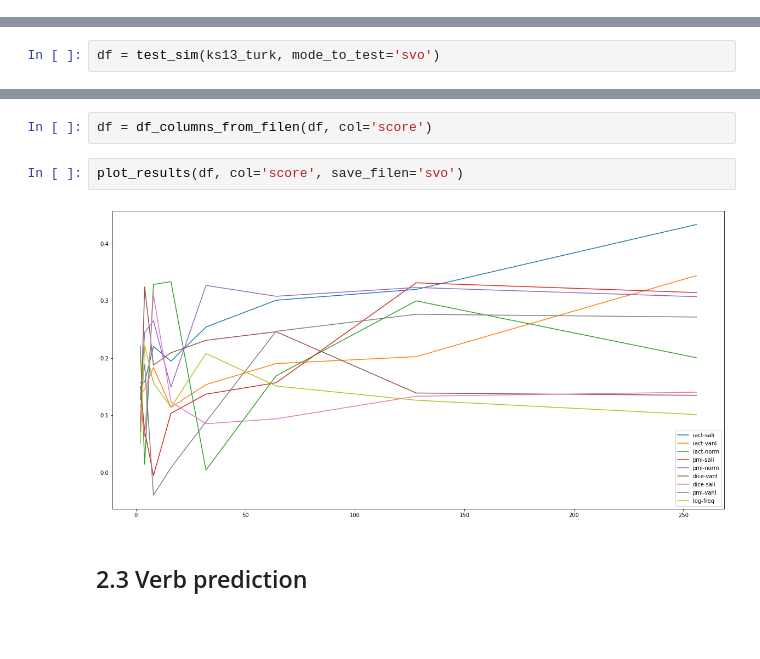
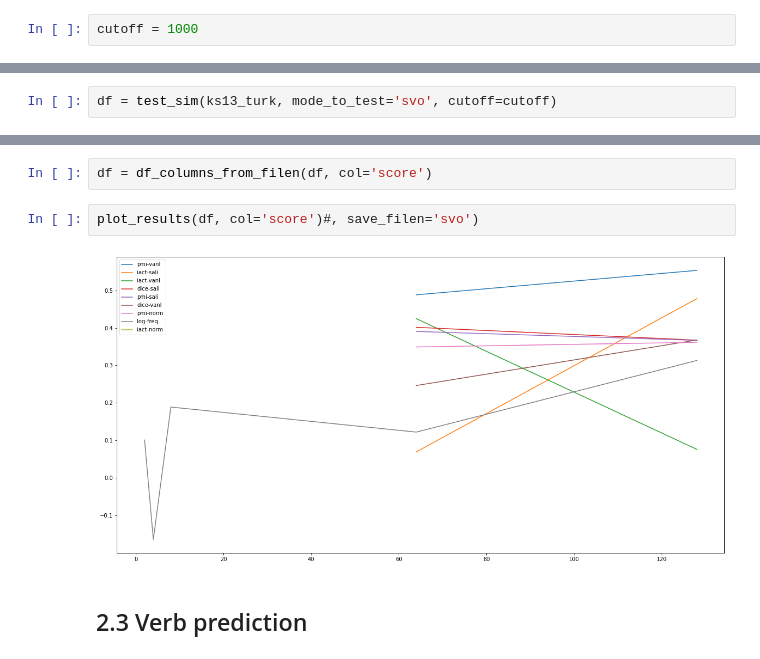
Before and after one commit to makrai/verb-tensor, a Jupyter notebook: eval.ipynb, the cells around one changed output, grey strips where cells are left out. Cells and saved outputs as stored; diff of their text form; blank space fills up the shorter version.

```diff
--- a/eval.ipynb
+++ b/eval.ipynb
@@ -37,3 +26,5 @@ len(np.nonzero(stensor.vals)[0] )
+# %%
+cutoff = 1000
 # %% [markdown]
 # 1 One-mode similarity
 # %% [markdown]
@@ -340,5 +355,5 @@ svo_df.head(10)
 # %% [markdown]
 ## 2.2 Similarity (KS Turk)
 # %%
-df = test_sim(ks13_turk, mode_to_test='svo')
+df = test_sim(ks13_turk, mode_to_test='svo', cutoff=cutoff)
 # %% [output]
@@ -355,9 +377,9 @@ INFO     [55] Testing dice_sali..
 # %%
 df = df_columns_from_filen(df, col='score')
 # %%
-plot_results(df, col='score', save_filen='svo')
+plot_results(df, col='score')#, save_filen='svo')
 # %% [output]
-[figure, old version]
+[figure, new version]
 # %% [markdown]
 ## 2.3 Verb prediction
 # %%
```
Also changed, not shown: parts of 15 cells of this notebook.
